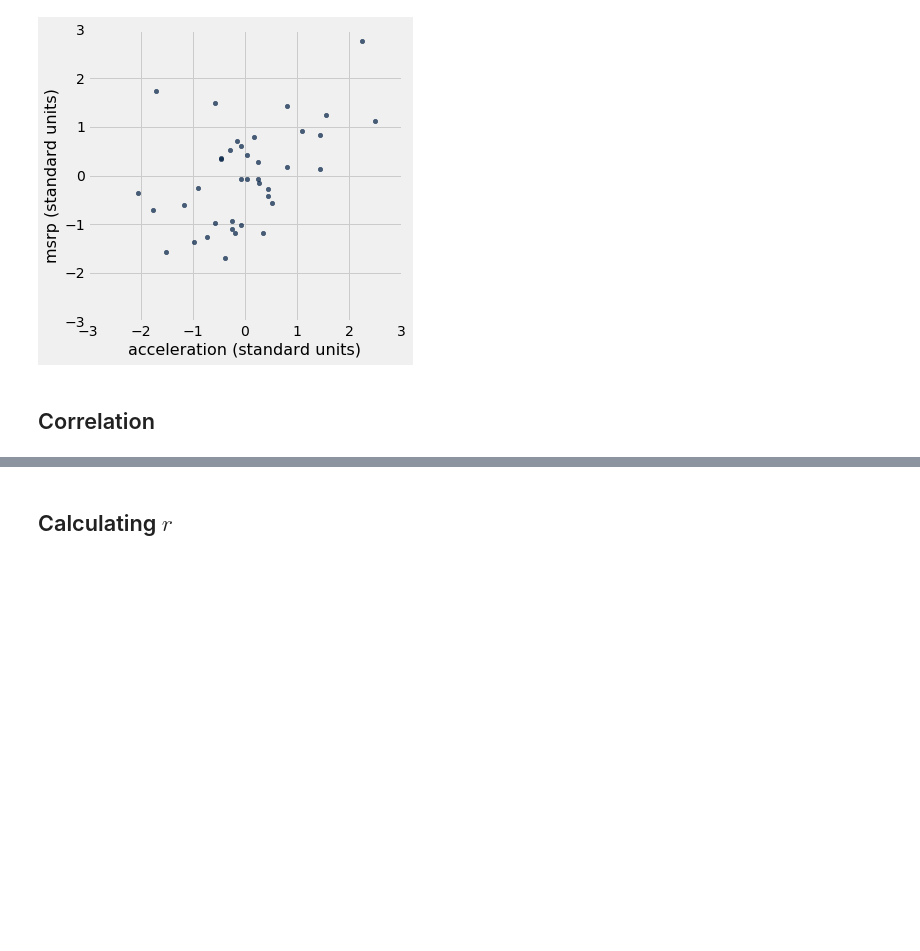
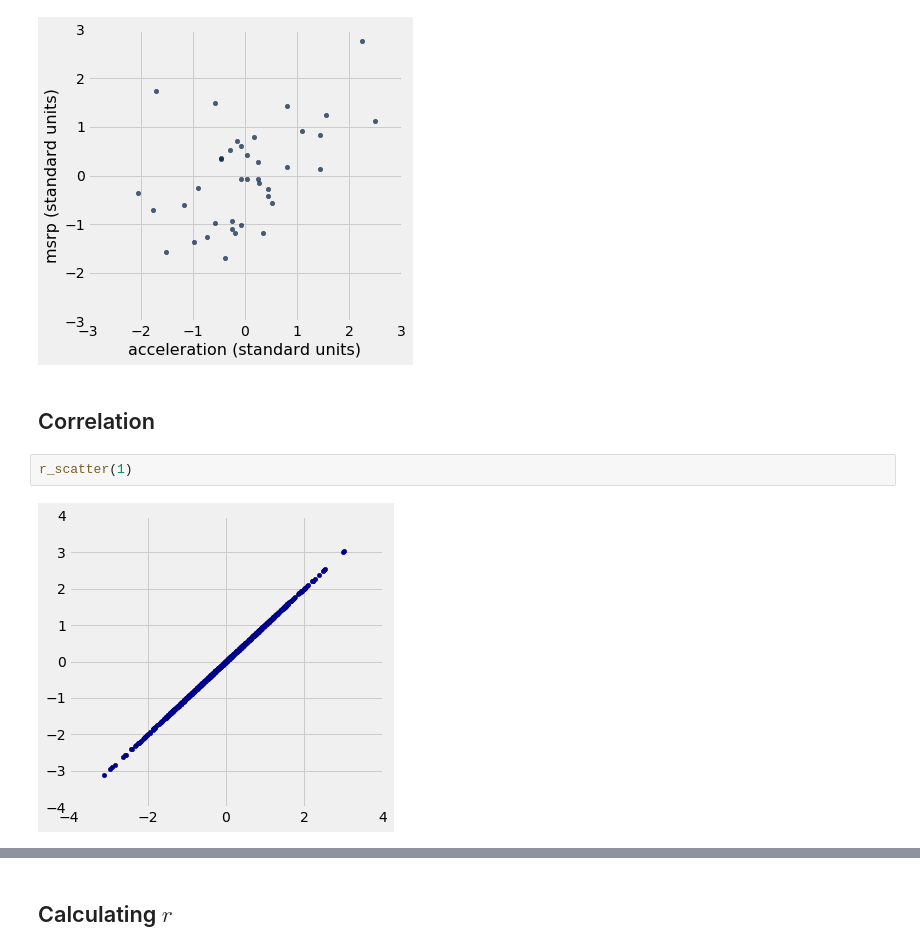
Before and after one commit to data-8/materials-sp21, a Jupyter notebook: lec/lec29.ipynb, the cells around one changed output, grey strips where cells are left out. Drawn from its saved outputs; the diff is of its cells as text; blank space fills up the shorter version.

```diff
--- a/lec/lec29.ipynb
+++ b/lec/lec29.ipynb
@@ -141,3 +141,7 @@ plots.ylim(-3, 3);
 [figure]
 # %% [markdown]
 ## Correlation ##
+# %%
+r_scatter(1)
+# %% [output]
+[figure, added]
```
Also changed, not shown: parts of 9 cells of this notebook, 3 other files.
